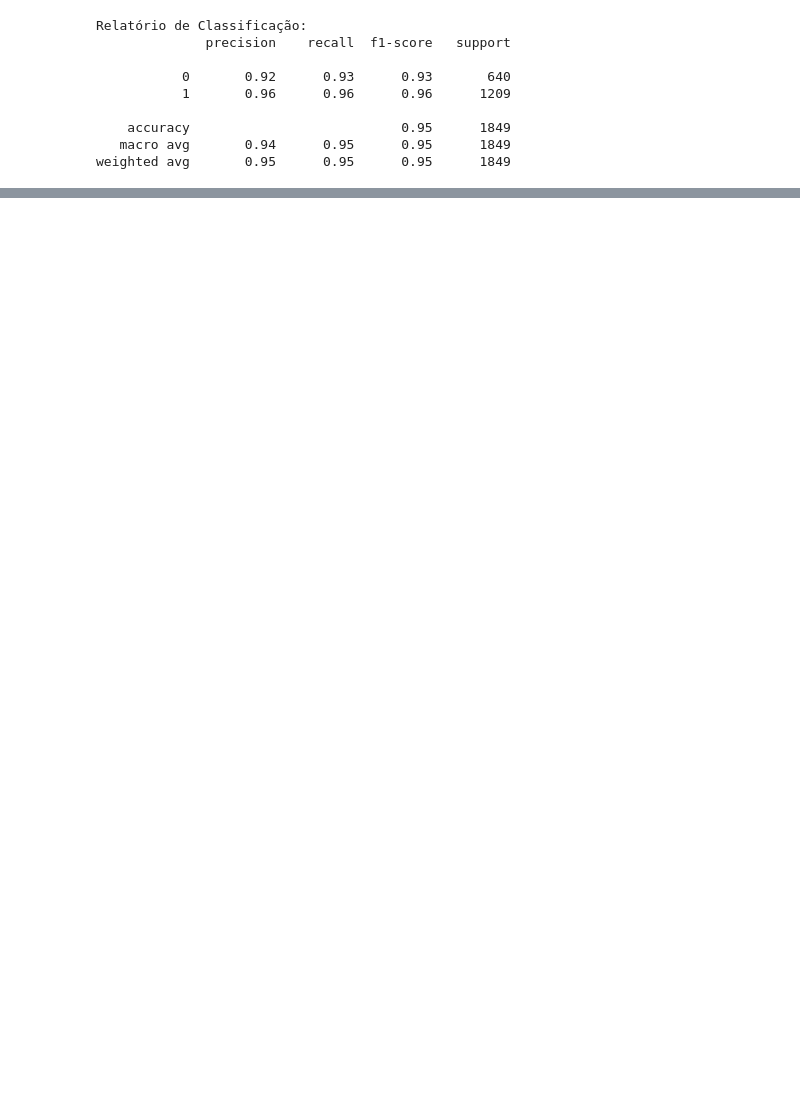
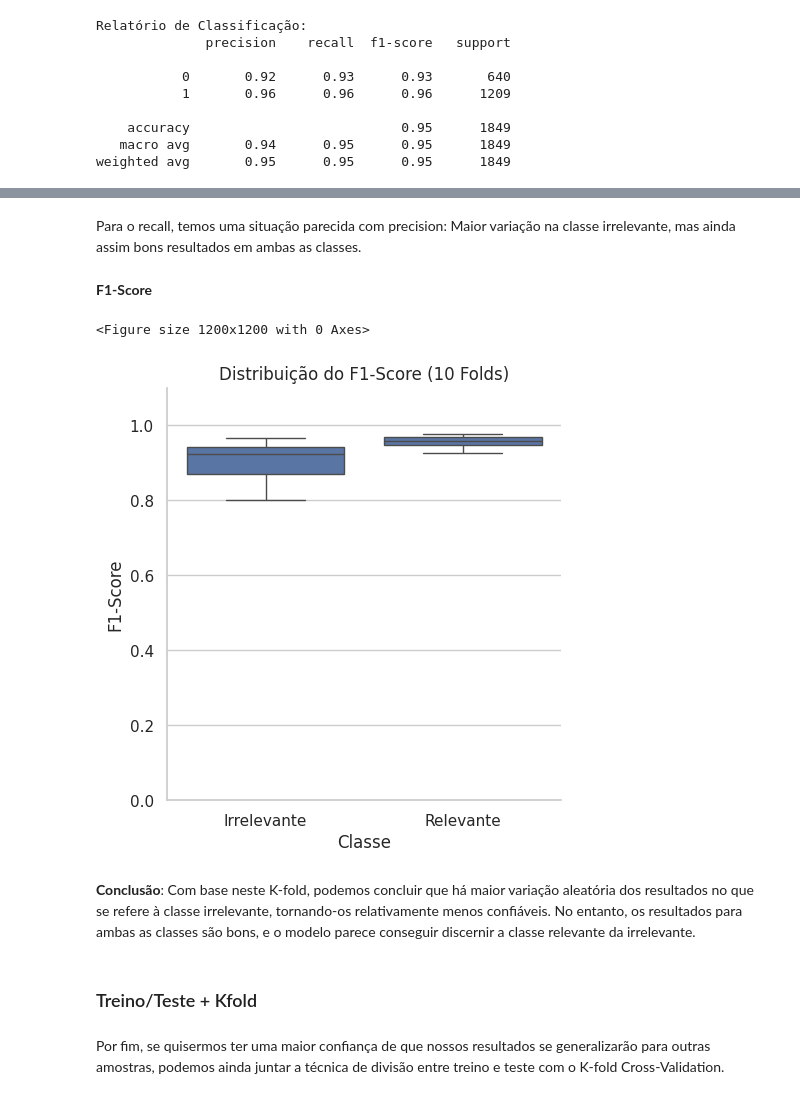
Before and after one commit to PedroSchmalz/FLP0478, a Jupyter notebook: book/aulas/aula8/aula8.ipynb, the cells around one changed output, grey strips where cells are left out. Drawn from its saved outputs; the diff is of its cells as text; code cells hidden in the pictures; blank space fills up the shorter version.

```diff
--- a/book/aulas/aula8/aula8.ipynb
+++ b/book/aulas/aula8/aula8.ipynb
@@ -579,0 +143,3 @@ Parece uma ótima accuracy para um caso balanceado, vamos olhar para o classific
+# %%
+texto = df_ex['texto_processado']
+relevance_dummy = df_ex['relevant']
@@ -834,0 +677,27 @@ Agora sim conseguimos ver com mais clareza o que está acontecendo: Nos textos r
+# %% [markdown]
+Para o recall, temos uma situação parecida com precision: Maior variação na classe irrelevante, mas ainda assim bons resultados em ambas as classes.
+# %% [markdown]
+**F1-Score**
+# %%
+# Configure o estilo do Seaborn (opcional)
+sns.set(style="whitegrid")
+
+plt.figure(figsize=(12, 12))  # Ajuste o tamanho do gráfico, se necessário
+sns.catplot(data=resultados, x="Classe", y="F1-score", kind="box")
+sns.despine()
+
+plt.ylabel("F1-Score")
+plt.xlabel("Classe")
+plt.title("Distribuição do F1-Score (10 Folds)")
+plt.ylim(0, 1.1)
+
+plt.show()
+# %% [output]
+<Figure size 1200x1200 with 0 Axes>
+[figure, added]
+# %% [markdown]
+**Conclusão**: Com base neste K-fold, podemos concluir que há maior variação aleatória dos resultados no que se refere à classe irrelevante, tornando-os relativamente menos confiáveis. No entanto, os resultados para ambas as classes são bons, e o modelo parece conseguir discernir a classe relevante da irrelevante.
+# %% [markdown]
+### Treino/Teste + Kfold
+# %% [markdown]
+Por fim, se quisermos ter uma maior confiança de que nossos resultados se generalizarão para outras amostras, podemos ainda juntar a técnica de divisão entre treino e teste com o K-fold Cross-Validation.
```
Also changed, not shown: parts of 196 cells of this notebook, 3 other files.
